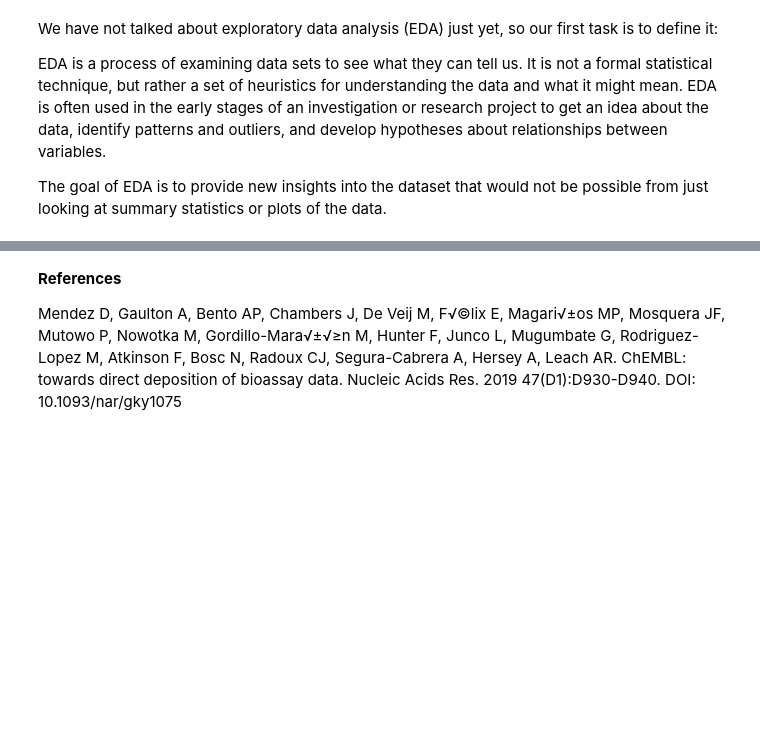
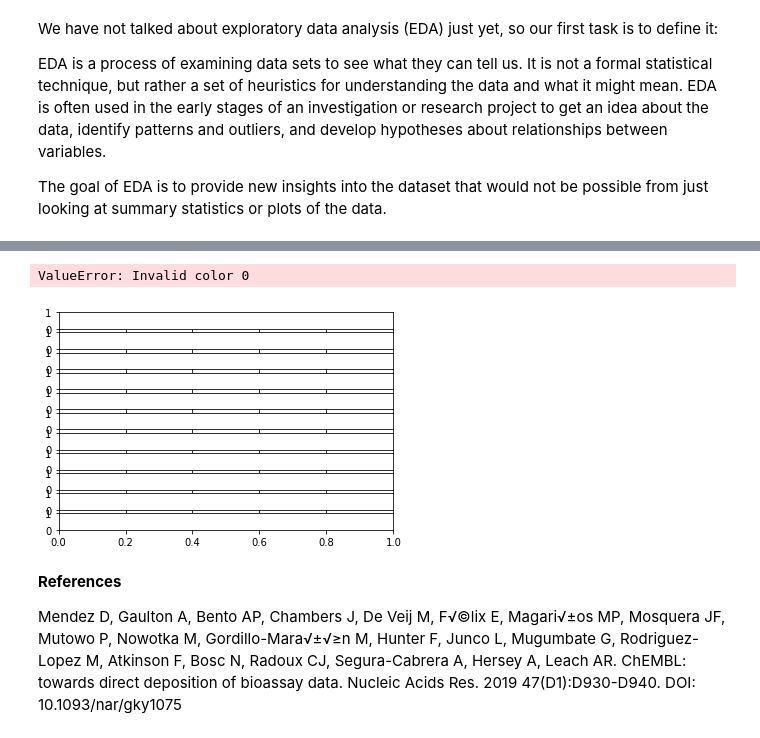
Before and after one commit to dutchengineer-courses/machine-learning-101, a Jupyter notebook: unsupervised-learning/k-means-clustering/chemical-analysis.ipynb, the cells around one changed output, grey strips where cells are left out. Cells and saved outputs as stored; diff of their text form; code cells hidden in the pictures; blank space fills up the shorter version.

```diff
--- a/unsupervised-learning/k-means-clustering/chemical-analysis.ipynb
+++ b/unsupervised-learning/k-means-clustering/chemical-analysis.ipynb
@@ -232,0 +310,2 @@ dtype: int64
+# %%
+filtered_df['cluster_labels'] = labels
@@ -233,3 +326,8 @@ dtype: int64
+# %%
+filtered_df.plot(subplots=True,color=filtered_df.cluster_labels, cmap='Set3')
+# %% [output]
+ValueError: Invalid color 0
+[figure, added]
 # %% [markdown]
 **References**
 
```
Also changed, not shown: parts of 20 cells of this notebook.
